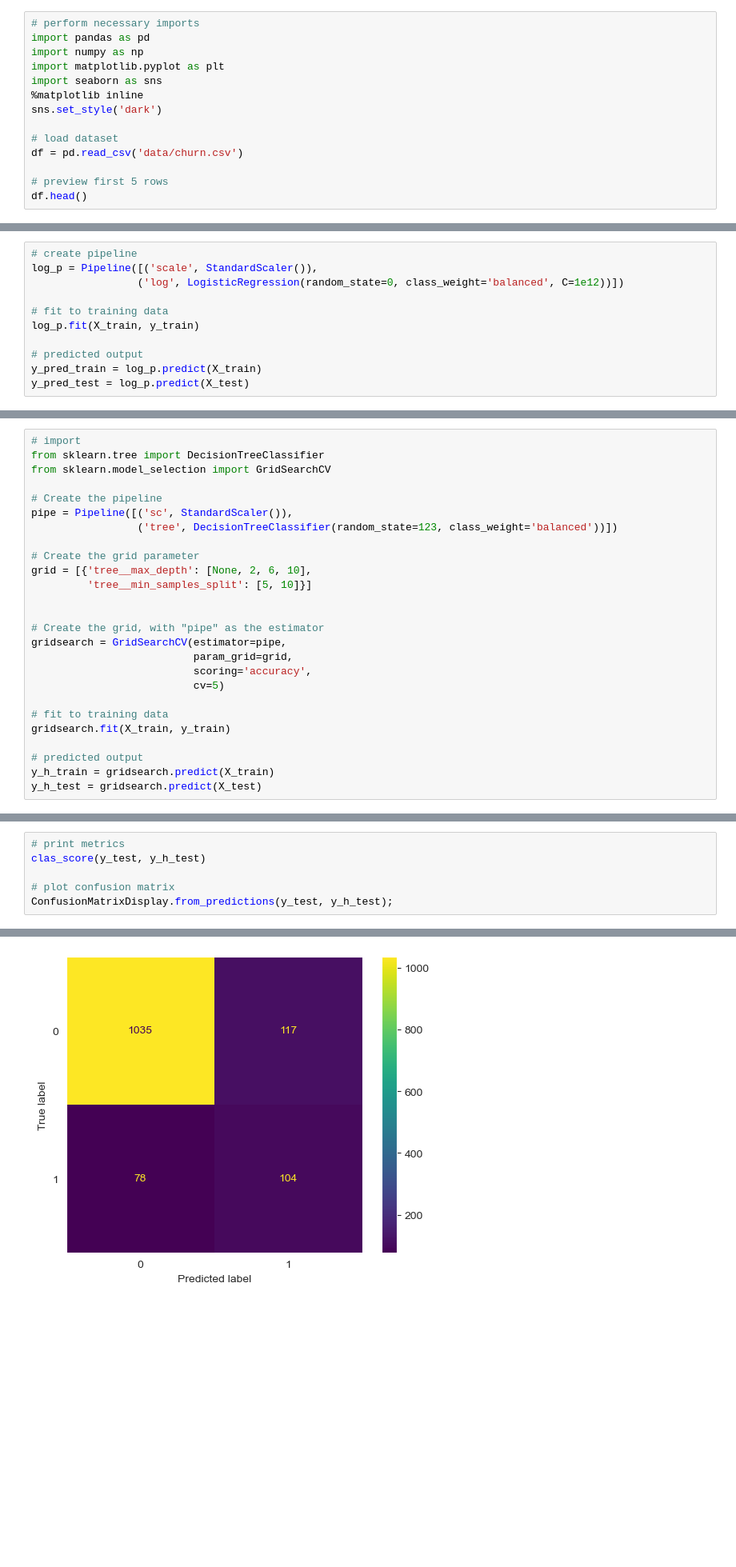
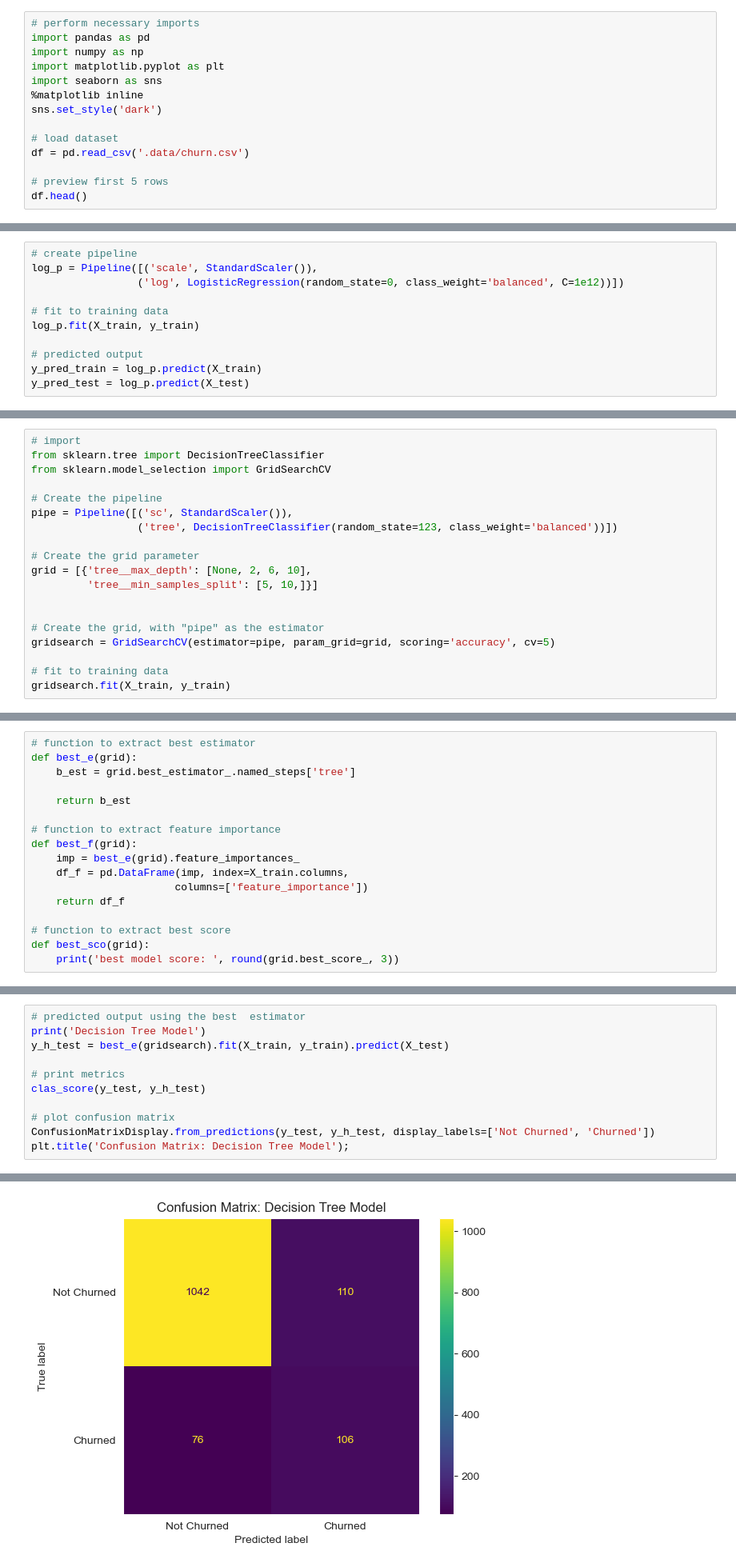
Before and after one commit to paddyokore/phase3-project, a Jupyter notebook: notebook_technical_presentation.ipynb, the cells around one changed output, grey strips where cells are left out. Shown at 80% size. Drawn from its saved outputs; the diff is of its cells as text; blank space fills up the shorter version.

```diff
--- a/notebook_technical_presentation.ipynb
+++ b/notebook_technical_presentation.ipynb
@@ -25,7 +25,7 @@ import seaborn as sns
 sns.set_style('dark')
 
 # load dataset
-df = pd.read_csv('data/churn.csv')
+df = pd.read_csv('.data/churn.csv')
 
 # preview first 5 rows
 df.head()
@@ -392,18 +430,11 @@ pipe = Pipeline([('sc', StandardScaler()),
 
 # Create the grid parameter
 grid = [{'tree__max_depth': [None, 2, 6, 10],
-         'tree__min_samples_split': [5, 10]}]
+         'tree__min_samples_split': [5, 10,]}]
 
 
 # Create the grid, with "pipe" as the estimator
-gridsearch = GridSearchCV(estimator=pipe,
-                          param_grid=grid,
-                          scoring='accuracy',
-                          cv=5)
+gridsearch = GridSearchCV(estimator=pipe, param_grid=grid, scoring='accuracy', cv=5)
 
 # fit to training data
 gridsearch.fit(X_train, y_train)
-
-# predicted output
-y_h_train = gridsearch.predict(X_train)
-y_h_test = gridsearch.predict(X_test)
@@ -410,3 +450,20 @@ y_h_test = gridsearch.predict(X_test)
+# %%
+# function to extract best estimator
+def best_e(grid):
+    b_est = grid.best_estimator_.named_steps['tree']
+
+    return b_est
+
+# function to extract feature importance
+def best_f(grid):
+    imp = best_e(grid).feature_importances_
+    df_f = pd.DataFrame(imp, index=X_train.columns,
+                       columns=['feature_importance'])
+    return df_f
+
+# function to extract best score
+def best_sco(grid):
+    print('best model score: ', round(grid.best_score_, 3))
 # %% [markdown]
 With Decision Tree classifier, we have been able to improve the metrics as shown below
 - accuracy improves from 69% to 85%
@@ -414,7 +471,12 @@ With Decision Tree classifier, we have been able to improve the metrics as shown
 # %%
+# predicted output using the best  estimator
+print('Decision Tree Model')
+y_h_test = best_e(gridsearch).fit(X_train, y_train).predict(X_test)
+
 # print metrics
 clas_score(y_test, y_h_test)
 
 # plot confusion matrix
-ConfusionMatrixDisplay.from_predictions(y_test, y_h_test);
+ConfusionMatrixDisplay.from_predictions(y_test, y_h_test, display_labels=['Not Churned', 'Churned'])
+plt.title('Confusion Matrix: Decision Tree Model');
 # %% [output]
@@ -425 +488 @@ AUC: 0.735
-[figure, old version]
+[figure, new version]
```
Also changed, not shown: parts of 28 cells of this notebook, 2 other files.
